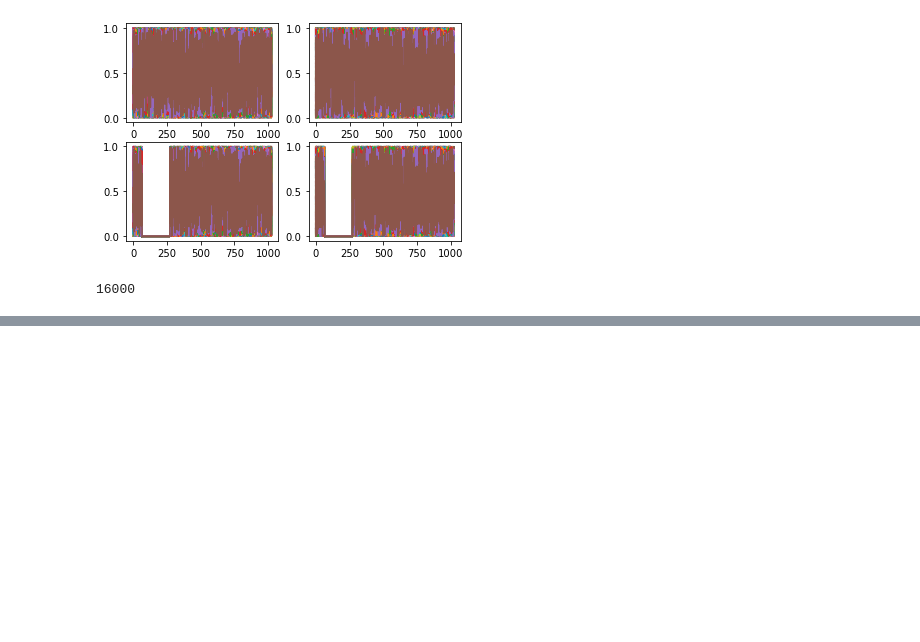
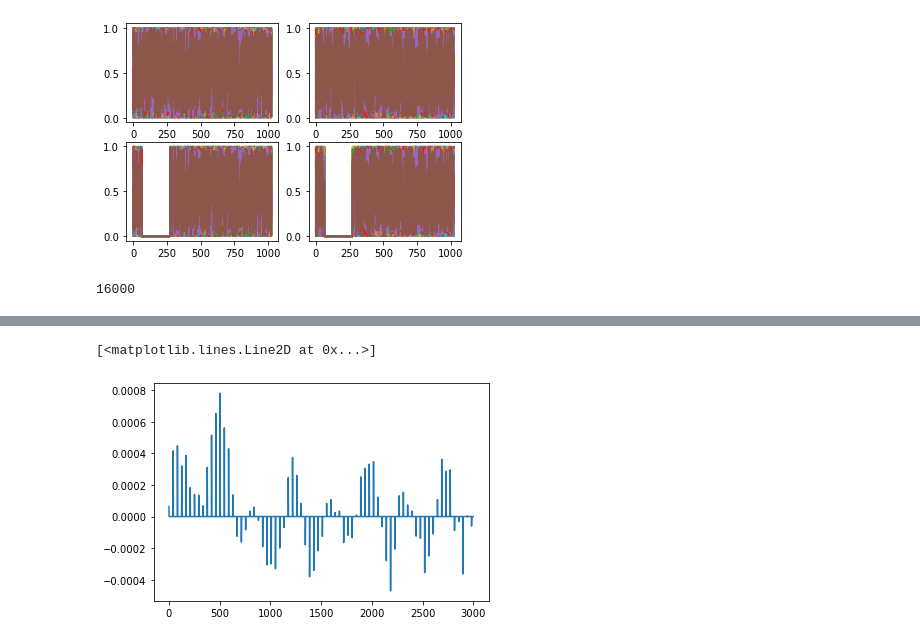
Before and after one commit to fanmiku/alpha1, a Jupyter notebook: a.ipynb, the cells around one changed output, grey strips where cells are left out. Cells and saved outputs as stored; diff of their text form; code cells hidden in the pictures; blank space fills up the shorter version.

```diff
--- a/a.ipynb
+++ b/a.ipynb
@@ -95,0 +117,8 @@ Audio(waveform_sample.numpy(),rate=sample_rate_high)
+# %%
+upsample_ratio = sample_rate_high//sample_rate_low
+t = torch.zeros(1,(waveform_sample.shape[1])*upsample_ratio)
+t[0,::upsample_ratio] = waveform_sample
+plt.plot(t.numpy()[0,0:3000])
+# %% [output]
+[<matplotlib.lines.Line2D at 0x...>]
+[figure, added]
```
Also changed, not shown: parts of 7 cells of this notebook.
